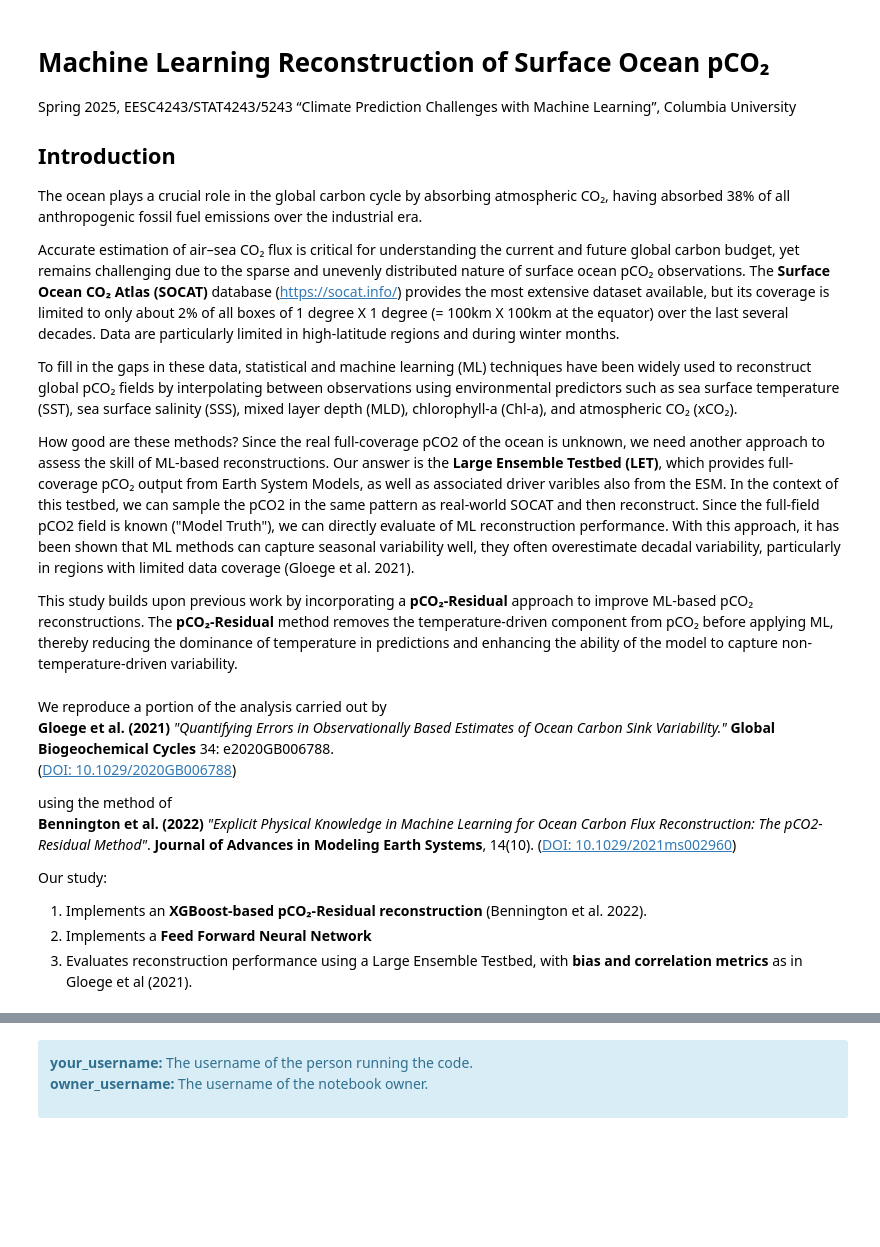
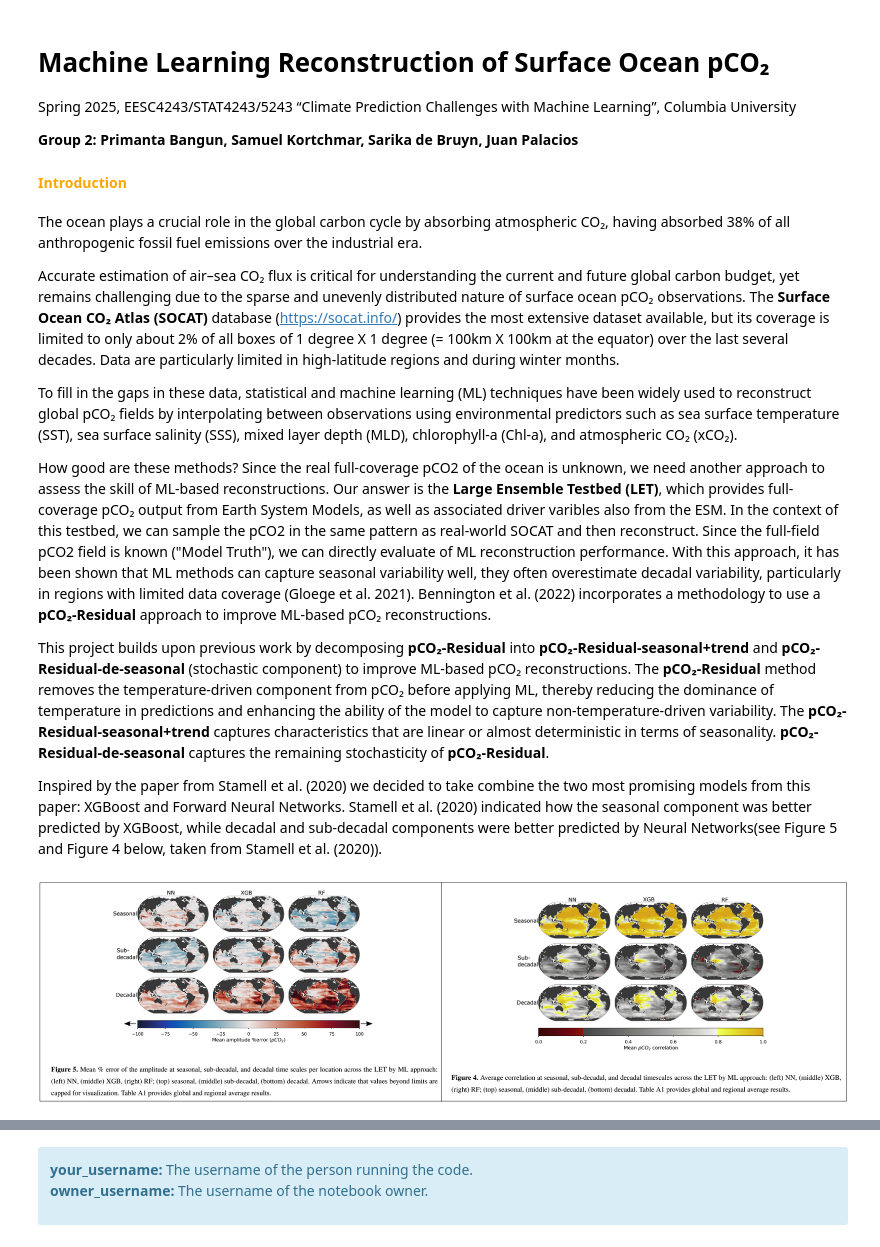
Before and after one commit to JuanPalaciosGodoy/climate-ml-project3-group2, a Jupyter notebook: Project3-ReconstructPCO2/notebooks/Project3_NN.ipynb, the cells around one changed output, grey strips where cells are left out. Drawn from its saved outputs; the diff is of its cells as text; code cells hidden in the pictures; blank space fills up the shorter version.

Commit message:
add project info

```diff
--- a/Project3-ReconstructPCO2/notebooks/Project3_NN.ipynb
+++ b/Project3-ReconstructPCO2/notebooks/Project3_NN.ipynb
@@ -1,27 +1,28 @@
+# %% [markdown]
+# **Machine Learning Reconstruction of Surface Ocean pCO₂**
+Spring 2025, EESC4243/STAT4243/5243 “Climate Prediction Challenges with Machine Learning”, Columbia University
+
+**Group 2: Primanta Bangun, Samuel Kortchmar, Sarika de Bruyn, Juan Palacios**
+# %% [markdown]
+<b>
+<font size="12">
+<span style='color:orange'>Introduction</span>
+</font>
+</b>
 # %% [markdown]
-# **Machine Learning Reconstruction of Surface Ocean pCO₂**
-Spring 2025, EESC4243/STAT4243/5243 “Climate Prediction Challenges with Machine Learning”, Columbia University
-
-## Introduction
 The ocean plays a crucial role in the global carbon cycle by absorbing atmospheric CO₂, having absorbed 38% of all anthropogenic fossil fuel emissions over the industrial era.
 
 Accurate estimation of air–sea CO₂ flux is critical for understanding the current and future global carbon budget, yet remains challenging due to the sparse and unevenly distributed nature of surface ocean pCO₂ observations. The **Surface Ocean CO₂ Atlas (SOCAT)** database (https://socat.info/) provides the most extensive dataset available, but its coverage is limited to only about 2% of all boxes of 1 degree X 1 degree (= 100km X 100km at the equator) over the last several decades. Data are particularly limited in high-latitude regions and during winter months.
 
 To fill in the gaps in these data, statistical and machine learning (ML) techniques have been widely used to reconstruct global pCO₂ fields by interpolating between observations using environmental predictors such as sea surface temperature (SST), sea surface salinity (SSS), mixed layer depth (MLD), chlorophyll-a (Chl-a), and atmospheric CO₂ (xCO₂).
 
-How good are these methods? Since the real full-coverage pCO2 of the ocean is unknown, we need another approach to assess the skill of ML-based reconstructions. Our answer is the **Large Ensemble Testbed (LET)**, which provides full-coverage pCO₂ output from Earth System Models, as well as associated driver varibles also from the ESM. In the context of this testbed, we can sample the pCO2 in the same pattern as real-world SOCAT and then reconstruct. Since the full-field pCO2 field is known ("Model Truth"), we can directly evaluate of ML reconstruction performance. With this approach, it has been shown that ML methods can capture seasonal variability well, they often overestimate decadal variability, particularly in regions with limited data coverage (Gloege et al. 2021).
+How good are these methods? Since the real full-coverage pCO2 of the ocean is unknown, we need another approach to assess the skill of ML-based reconstructions. Our answer is the **Large Ensemble Testbed (LET)**, which provides full-coverage pCO₂ output from Earth System Models, as well as associated driver varibles also from the ESM. In the context of this testbed, we can sample the pCO2 in the same pattern as real-world SOCAT and then reconstruct. Since the full-field pCO2 field is known ("Model Truth"), we can directly evaluate of ML reconstruction performance. With this approach, it has been shown that ML methods can capture seasonal variability well, they often overestimate decadal variability, particularly in regions with limited data coverage (Gloege et al. 2021). Bennington et al. (2022) incorporates a methodology to use a **pCO₂-Residual** approach to improve ML-based pCO₂ reconstructions.
 
-This study builds upon previous work by incorporating a **pCO₂-Residual** approach to improve ML-based pCO₂ reconstructions. The **pCO₂-Residual** method removes the temperature-driven component from pCO₂ before applying ML, thereby reducing the dominance of temperature in predictions and enhancing the ability of the model to capture non-temperature-driven variability.
+This project builds upon previous work by decomposing **pCO₂-Residual** into **pCO₂-Residual-seasonal+trend** and **pCO₂-Residual-de-seasonal** (stochastic component) to improve ML-based pCO₂ reconstructions. The **pCO₂-Residual** method removes the temperature-driven component from pCO₂ before applying ML, thereby reducing the dominance of temperature in predictions and enhancing the ability of the model to capture non-temperature-driven variability. The **pCO₂-Residual-seasonal+trend** captures characteristics that are linear or almost deterministic in terms of seasonality. **pCO₂-Residual-de-seasonal** captures the remaining stochasticity of **pCO₂-Residual**.
+
+Inspired by the paper from Stamell et al. (2020) we decided to take combine the two most promising models from this paper: XGBoost and Forward Neural Networks. Stamell et al. (2020) indicated how the seasonal component was better predicted by XGBoost, while decadal and sub-decadal components were better predicted by Neural Networks(see Figure 5 and Figure 4 below, taken from Stamell et al. (2020)).
-# %% [markdown]
-
-We reproduce a portion of the analysis carried out by
-**Gloege et al. (2021)** *"Quantifying Errors in Observationally Based Estimates of Ocean Carbon Sink Variability."* **Global Biogeochemical Cycles** 34: e2020GB006788.
-([DOI: 10.1029/2020GB006788](https://doi.org/10.1029/2020GB006788))
-
-using the method of
-**Bennington et al. (2022)** *"Explicit Physical Knowledge in Machine Learning for Ocean Carbon Flux Reconstruction: The pCO2-Residual Method"*. **Journal of Advances in Modeling Earth Systems**, 14(10). ([DOI: 10.1029/2021ms002960](https://doi.org/10.1029/2021ms002960))
-
-Our study:
-1. Implements an **XGBoost-based pCO₂-Residual reconstruction**  (Bennington et al. 2022).
-2. Implements a **Feed Forward Neural Network**
-3. Evaluates reconstruction performance using a Large Ensemble Testbed, with **bias and correlation metrics** as in Gloege et al (2021).
+# %%
+from IPython.display import Image
+Image(filename="../images/Stamell.png", width=2000)
+# %% [output]
+[figure, added]
```
Also changed, not shown: parts of 36 cells of this notebook, 14 other files.
